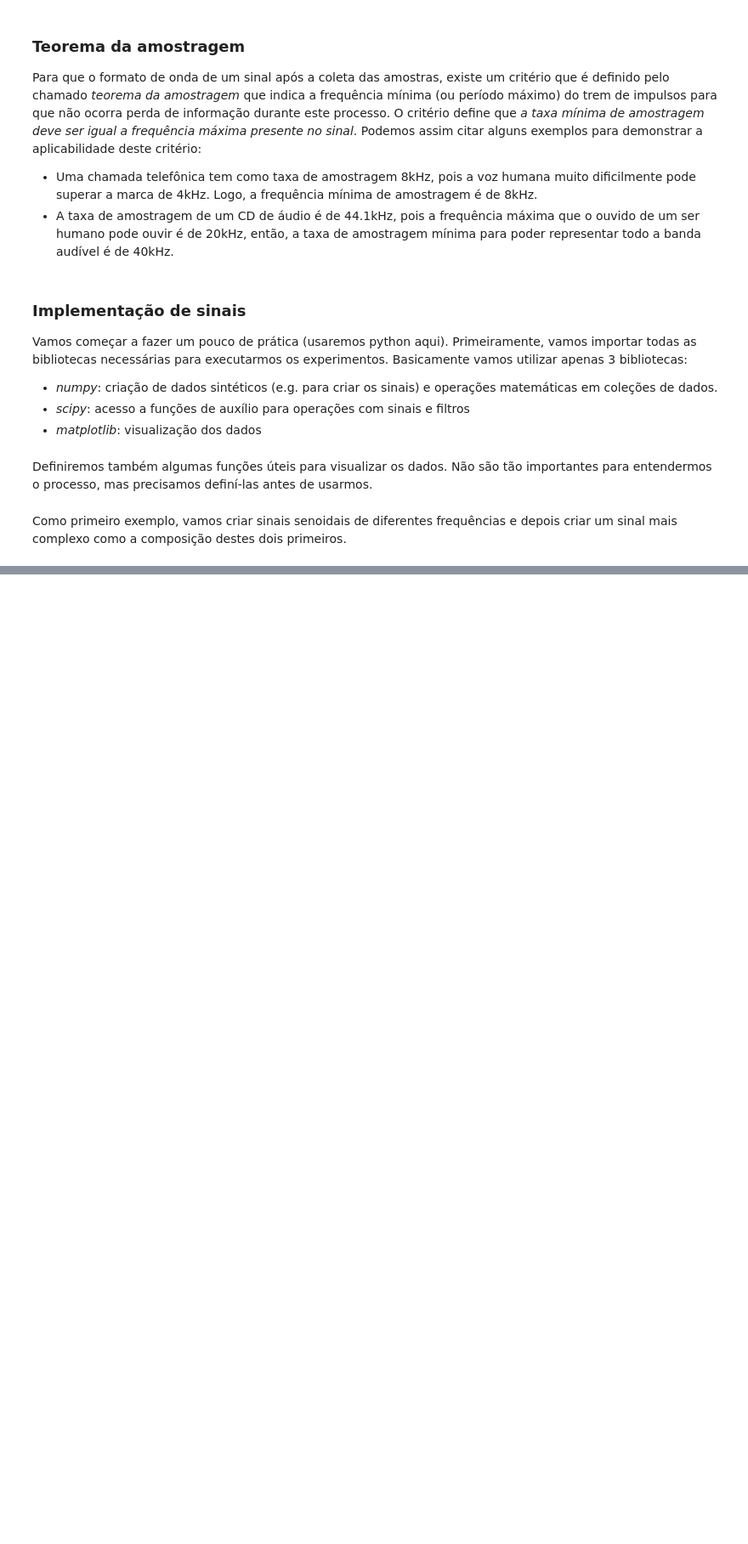
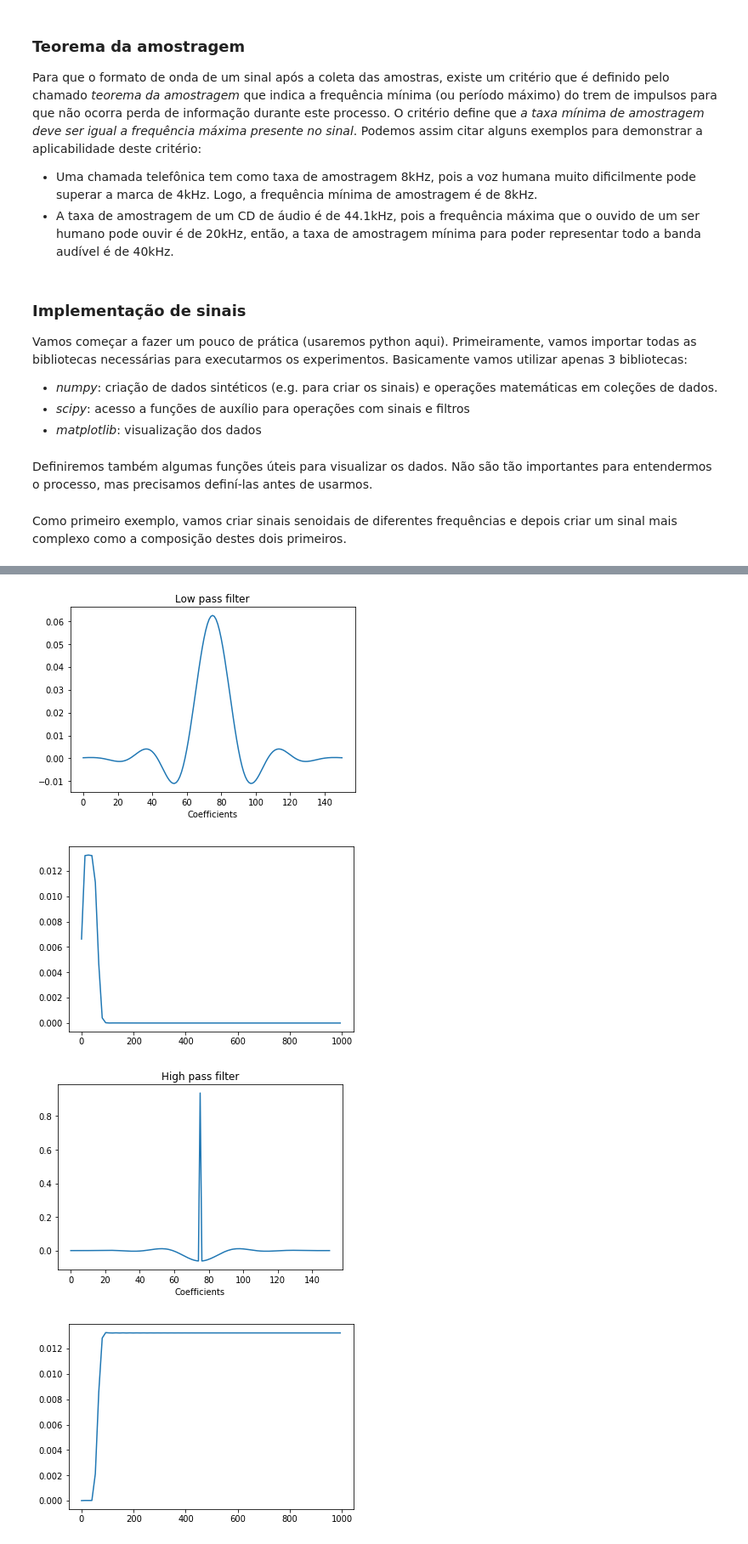
Before and after one commit to itsmealves/lab-sistemas-comunicacao, a Jupyter notebook: filtros.ipynb, the cells around one changed output, grey strips where cells are left out. Shown at 85% size. Saved outputs shown, nothing was run; the diff lists cells and outputs as text; code cells hidden in the pictures; blank space fills up the shorter version.

```diff
--- a/filtros.ipynb
+++ b/filtros.ipynb
@@ -101,0 +146,13 @@ plot_signal(3, 'Signal 3', labels, (signal_domain, s3))
+# %%
+low_pass_domain = np.arange(0, low_pass_filter.shape[0])
+plot_signal(1, 'Low pass filter', ('Coefficients', ''), (low_pass_domain, low_pass_filter))
+plot_frequency(2, low_pass_filter, sampling_rate)
+
+high_pass_domain = np.arange(0, high_pass_filter.shape[0])
+plot_signal(3, 'High pass filter', ('Coefficients', ''), (high_pass_domain, high_pass_filter))
+plot_frequency(4, high_pass_filter, sampling_rate)
+# %% [output]
+[figure, added]
+[figure, added]
+[figure, added]
+[figure, added]
```
Also changed, not shown: parts of 20 cells of this notebook, 3 other files.
